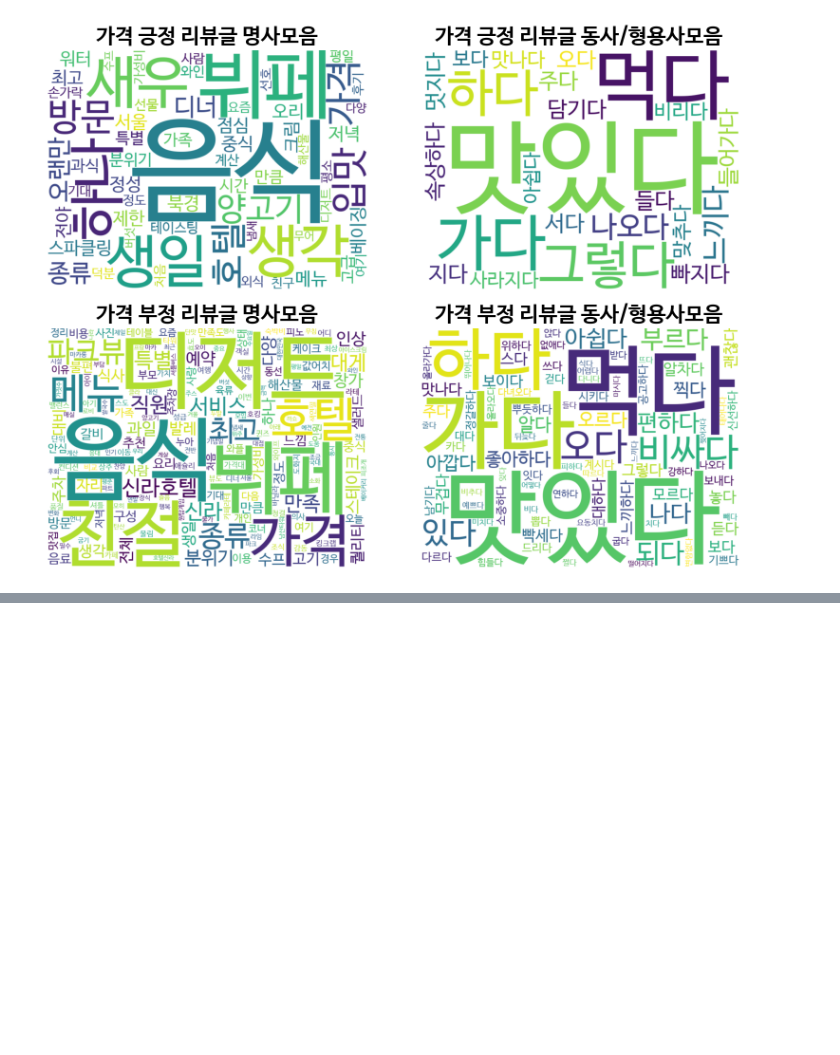
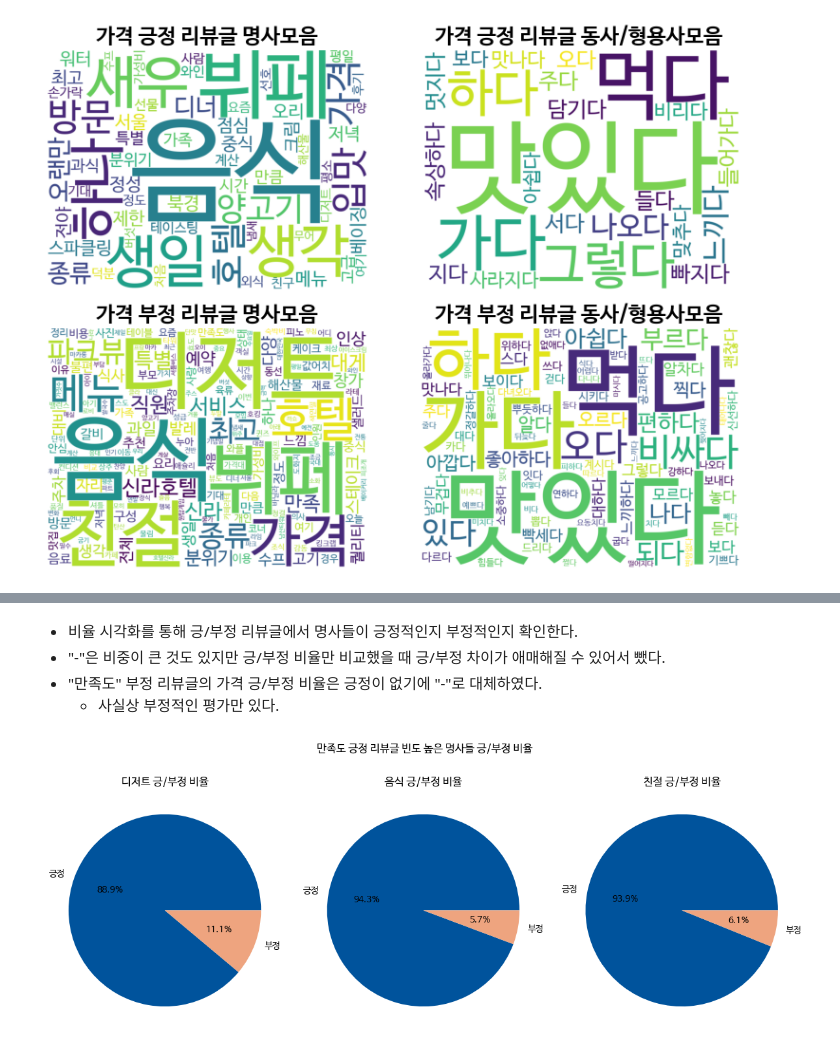
Before and after one commit to baedori99/Restaurant_Review, a Jupyter notebook: Review_Analyzer/Data_Analyze/analyzer.ipynb, the cells around one changed output, grey strips where cells are left out. Saved outputs shown, nothing was run; the diff lists cells and outputs as text; code cells hidden in the pictures; blank space fills up the shorter version.

```diff
--- a/Review_Analyzer/Data_Analyze/analyzer.ipynb
+++ b/Review_Analyzer/Data_Analyze/analyzer.ipynb
@@ -764,0 +1266,24 @@ plt.show()
+# %% [markdown]
+- 비율 시각화를 통해 긍/부정 리뷰글에서 명사들이 긍정적인지 부정적인지 확인한다.
+- "-"은 비중이 큰 것도 있지만 긍/부정 비율만 비교했을 때 긍/부정 차이가 애매해질 수 있어서 뺐다.
+- "만족도" 부정 리뷰글의 가격 긍/부정 비율은 긍정이 없기에 "-"로 대체하였다.
+    - 사실상 부정적인 평가만 있다.
+# %%
+# 평가 개수 구하기
+satisfy_pos_dessert_emo = emotion_eval_counts(satisfy_positive_parse_review, "긍정_디저트")
+satisfy_pos_food_emo = emotion_eval_counts(satisfy_positive_parse_review, "긍정_음식")
+satisfy_pos_kindness_emo = emotion_eval_counts(satisfy_positive_parse_review, "긍정_친절")
+
+satisfy_neg_food_emo = emotion_eval_counts(satisfy_negative_parse_review, "부정_음식")
+satisfy_neg_customer_emo = emotion_eval_counts(satisfy_negative_parse_review, "부정_사람")
+satisfy_neg_price_emo = emotion_eval_counts(satisfy_negative_parse_review, "부정_가격")
+
+
+# 긍정 + 부정 평가 개수 구하기
+satisfy_pos_dessert_total = satisfy_pos_dessert_emo["긍정"] + satisfy_pos_dessert_emo["부정"] #+ satisfy_pos_dessert_emo["-"]
+satisfy_pos_food_total = satisfy_pos_food_emo["긍정"] + satisfy_pos_food_emo["부정"] #+ satisfy_pos_food_emo["-"]
+satisfy_pos_kindness_total = satisfy_pos_kindness_emo["긍정"] + satisfy_pos_kindness_emo["부정"] #+ satisfy_pos_kindness_emo["-"]
+
+satisfy_neg_food_total = satisfy_neg_food_emo["긍정"] + satisfy_neg_food_emo["부정"] #+ satisfy_neg_food_emo["-"]
+satisfy_neg_customer_total = satisfy_neg_customer_emo["긍정"] + satisfy_neg_customer_emo["부정"] #+ satisfy_neg_customer_emo["-"]
+satisfy_neg_price_total = satisfy_neg_price_emo["부정"] + satisfy_neg_price_emo["-"]
@@ -764,0 +1312,27 @@ plt.show()
+# %%
+import matplotlib.pyplot as plt
+
+
+ratio1 = [sp_dessert_positive, sp_dessert_negative]
+ratio2 = [sp_food_positive, sp_food_negative]
+ratio3 = [sp_kindness_positive, sp_kindness_negative]
+
+labels = ["긍정", "부정"]
+colors = ["#00539C", "#EEA47F"]
+
+fig, ax = plt.subplots(1,3, figsize=(12, 5))
+ax[0].set_title("디저트 긍/부정 비율")
+ax[0].pie(ratio1, labels= labels, autopct='%.1f%%', colors = colors)
+
+ax[1].set_title("음식 긍/부정 비율")
+ax[1].pie(ratio2, labels= labels, autopct='%.1f%%', colors = colors)
+
+ax[2].set_title("친절 긍/부정 비율")
+ax[2].pie(ratio3, labels= labels, autopct='%.1f%%', colors = colors)
+
+plt.suptitle("만족도 긍정 리뷰글 빈도 높은 명사들 긍/부정 비율")
+
+plt.tight_layout()
+plt.show()
+# %% [output]
+[figure, added]
```
Also changed, not shown: parts of 40 cells of this notebook, 5 other files.
